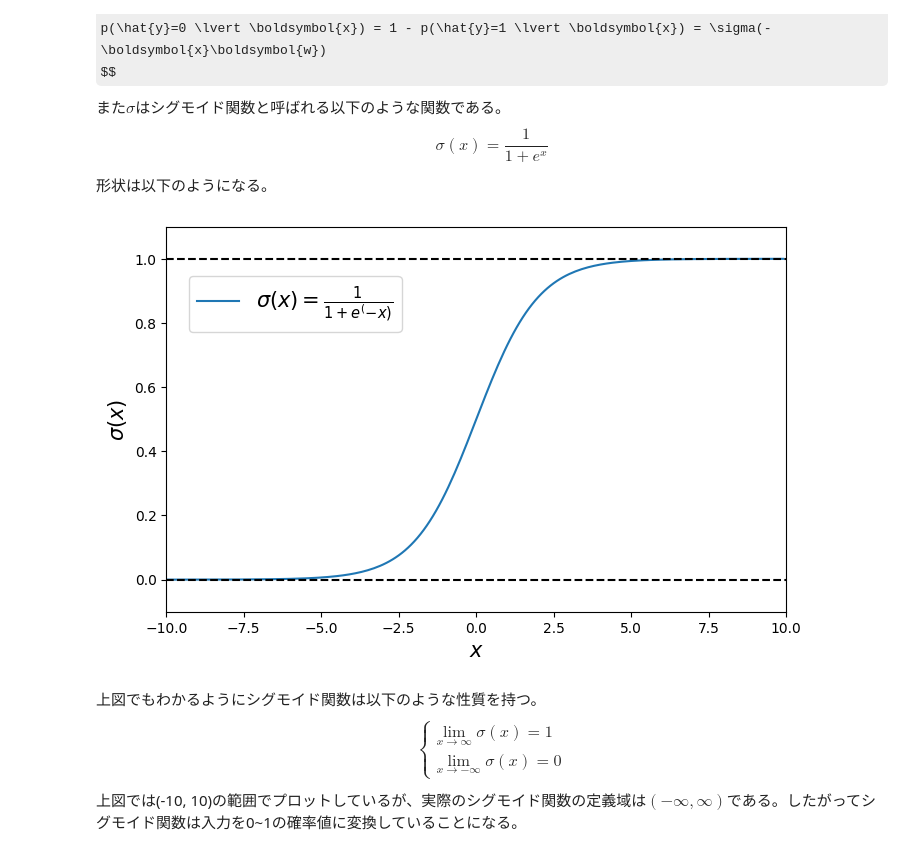
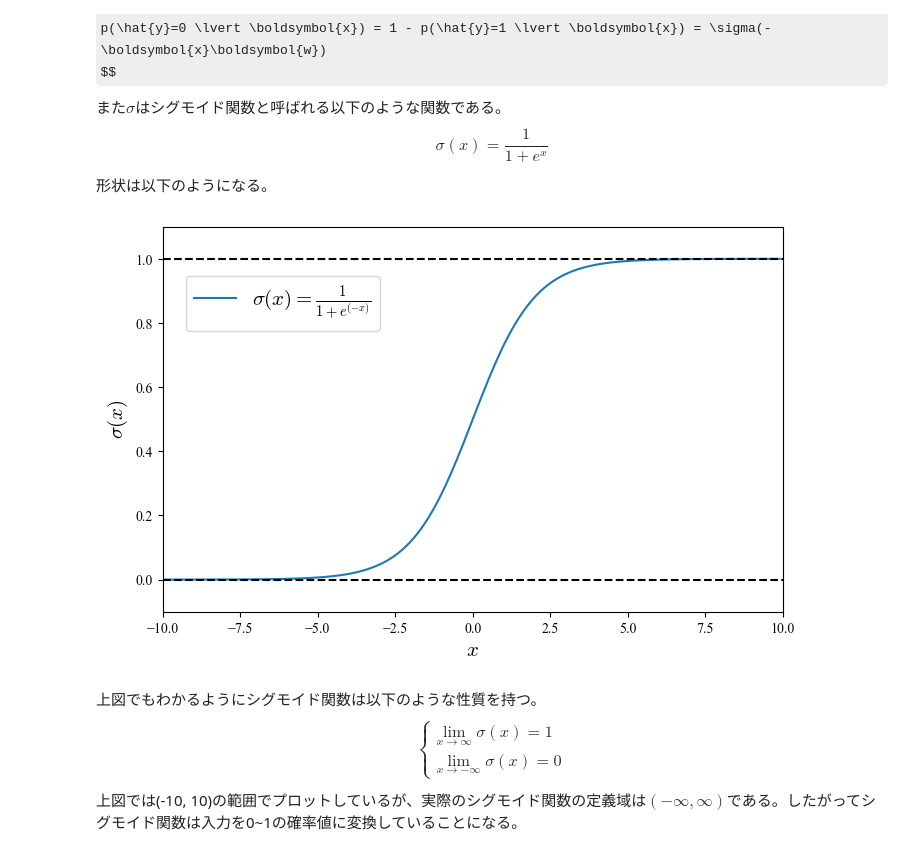
Before and after one commit to aice-ice/Senior-project, a Jupyter notebook: binary_classification.ipynb, the cells around one changed output. Drawn from its saved outputs; the diff is of its cells as text; code cells hidden in the pictures; some formulas as TeX source.

```diff
--- a/binary_classification.ipynb
+++ b/binary_classification.ipynb
@@ -33,24 +33,27 @@ $$
 # %%
 def sigmoid(x):
     return 1 / (1 + np.exp(-x))
 
 x = np.arange(-10, 10, 0.1)
 y = sigmoid(x)
 
 fig = plt.figure(figsize=(8, 5))
 ax = fig.add_subplot(111)
 
+plt.rcParams['font.family'] = 'Times New Roman'
+plt.rcParams['mathtext.fontset'] = 'cm'
+
 ax.plot(x, y)
 ax.hlines(1.0, -10, 10, colors='black', linestyles='dashed')
 ax.hlines(0, -10, 10, colors='black', linestyles='dashed')
 ax.set_xlim(-10, 10)
 ax.set_ylim(-0.1, 1.1)
 ax.set_xlabel(r'$x$', fontsize=15)
 ax.set_ylabel(r'$\sigma(x)$', fontsize=15)
-ax.legend([r'$\sigma(x) = \frac{1}{1 + e^(-x)}$'], fontsize=15, loc='upper left', bbox_to_anchor=(0.02, 0.9))
+ax.legend([r'$\sigma(x) = \frac{1}{1 + e^{(-x)}}$'], fontsize=15, loc='upper left', bbox_to_anchor=(0.02, 0.9))
 plt.show()
 # %% [output]
-[figure, old version]
+[figure, new version]
 # %% [markdown]
 上図でもわかるようにシグモイド関数は以下のような性質を持つ。
 $$
```
Also changed, not shown: 2 other files.
